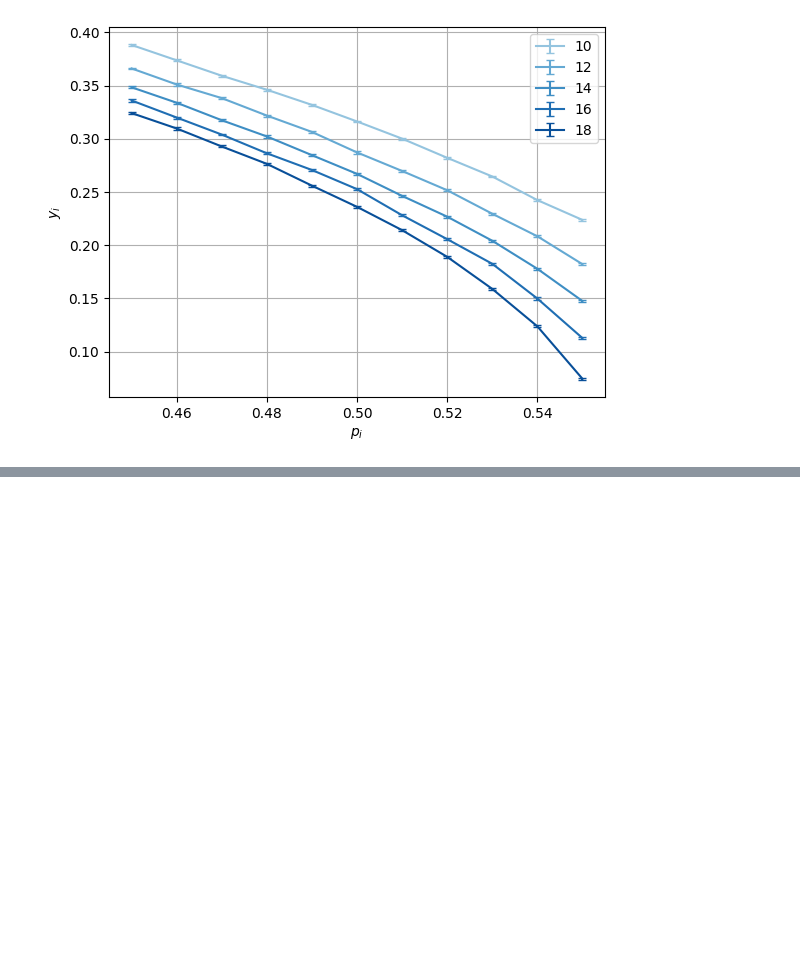
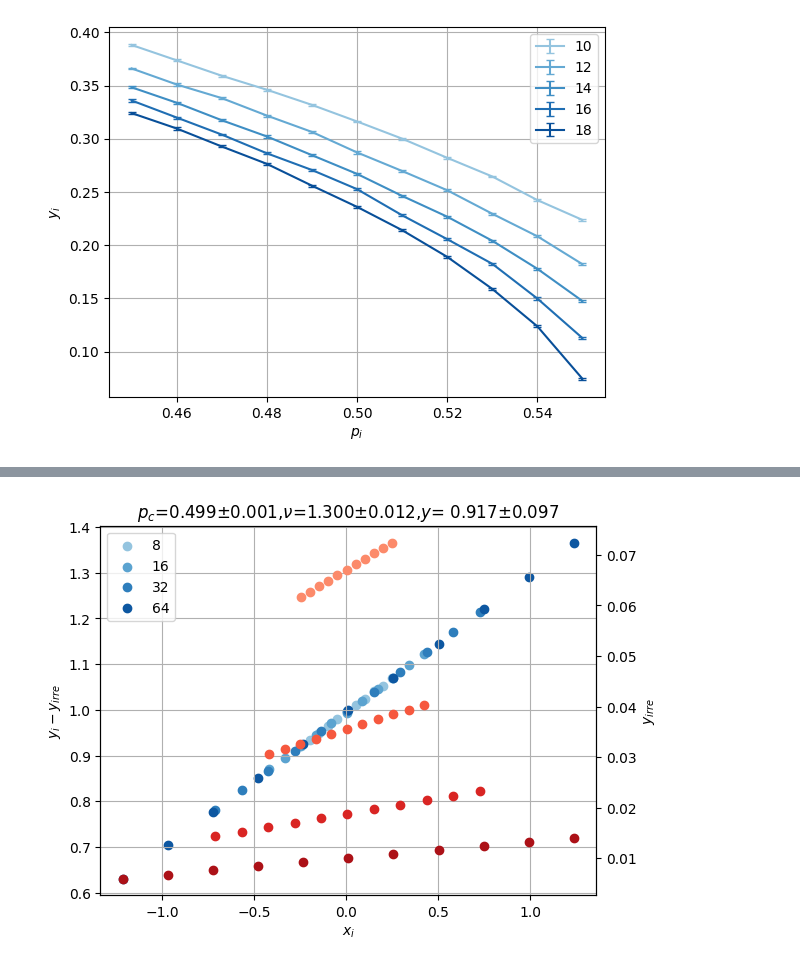
Before and after one commit to hainingpan/FSS, a Jupyter notebook: example.ipynb, the cells around one changed output, grey strips where cells are left out. Drawn from its saved outputs; the diff is of its cells as text; code cells hidden in the pictures; blank space fills up the shorter version.

```diff
--- a/example.ipynb
+++ b/example.ipynb
@@ -91,0 +143,4 @@ dc.plot_data_collapse(raw=True, errorbar=True)
+# %%
+dc.plot_data_collapse(drift=True, driftcollapse=True)
+# %% [output]
+[figure, added]
```
Also changed, not shown: parts of 13 cells of this notebook, 2 other files.
